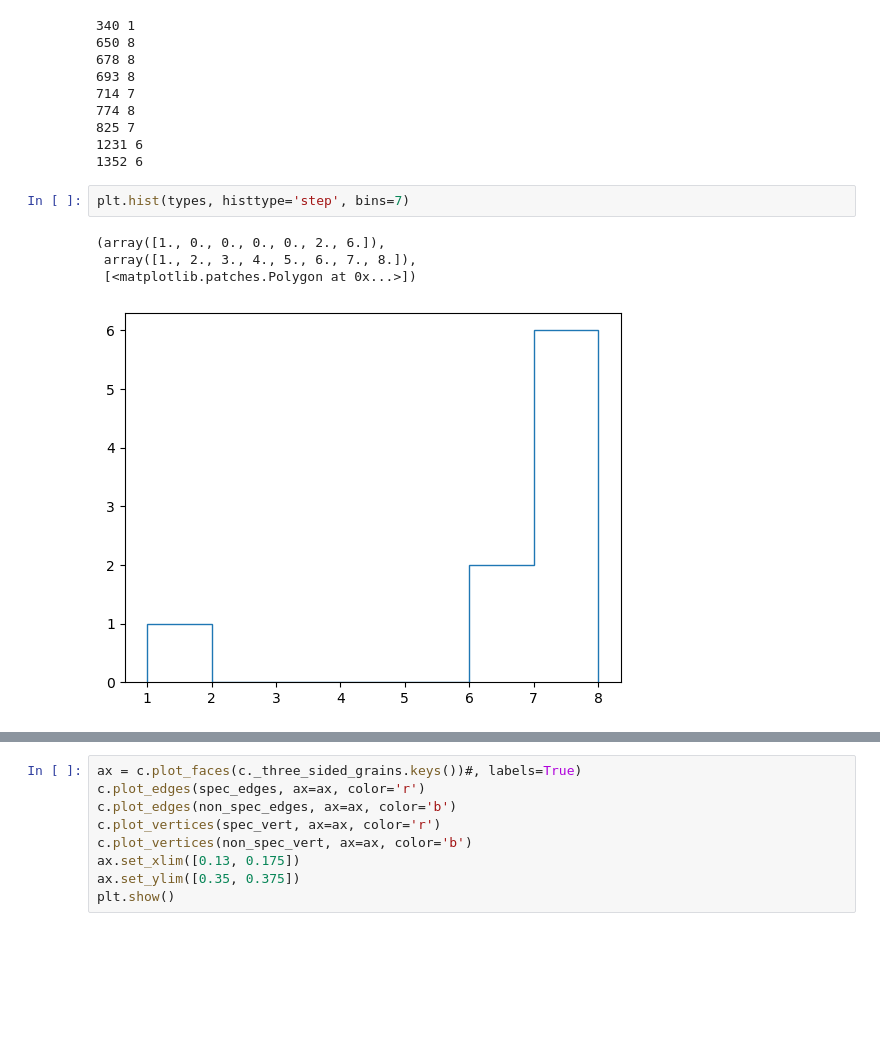
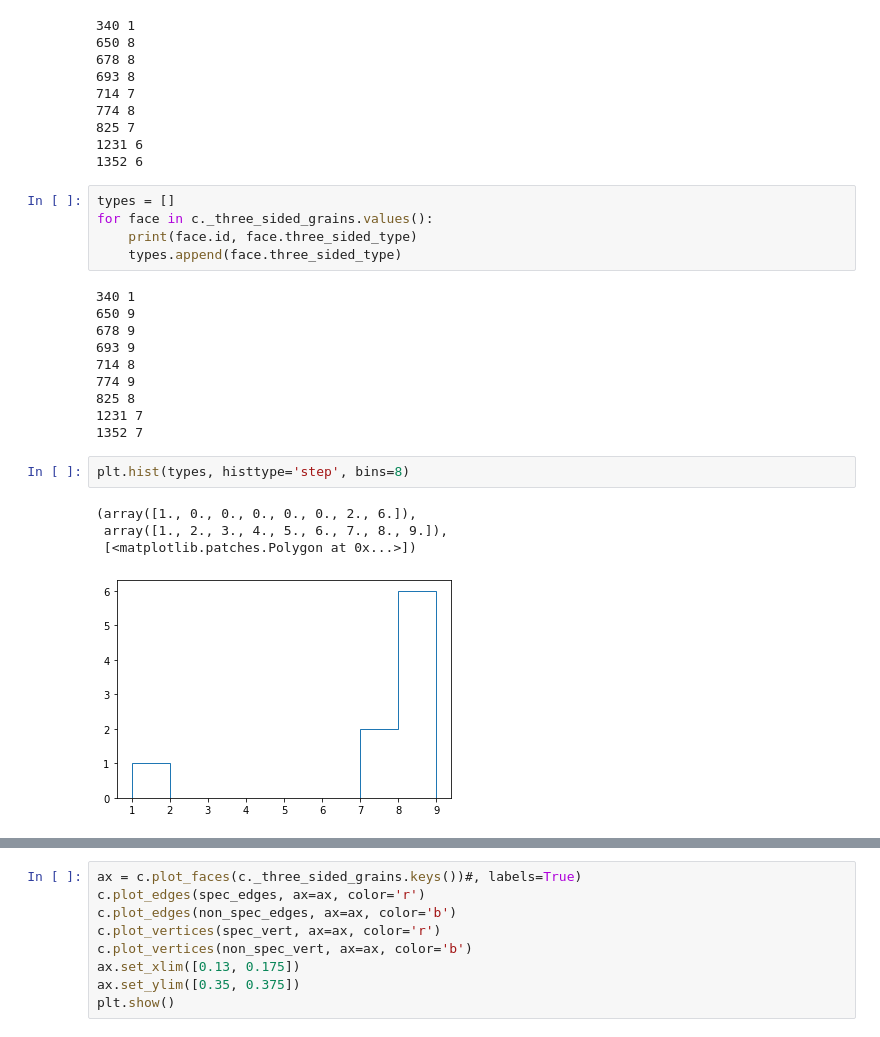
Before and after one commit to PRISBteam/Voronoi_PCC_Analyser, a Jupyter notebook: Three_sided_examples.ipynb, the cells around one changed output, grey strips where cells are left out. Drawn from its saved outputs; the diff is of its cells as text; blank space fills up the shorter version.

```diff
--- a/Three_sided_examples.ipynb
+++ b/Three_sided_examples.ipynb
@@ -73,13 +77,28 @@ for face in c._three_sided_grains.values():
 825 7
 1231 6
 1352 6
+# %%
+types = []
+for face in c._three_sided_grains.values():
+    print(face.id, face.three_sided_type)
+    types.append(face.three_sided_type)
+# %% [output]
+340 1
+650 9
+678 9
+693 9
+714 8
+774 9
+825 8
+1231 7
+1352 7
 # %%
-plt.hist(types, histtype='step', bins=7)
+plt.hist(types, histtype='step', bins=8)
 # %% [output]
-(array([1., 0., 0., 0., 0., 2., 6.]),
- array([1., 2., 3., 4., 5., 6., 7., 8.]),
+(array([1., 0., 0., 0., 0., 0., 2., 6.]),
+ array([1., 2., 3., 4., 5., 6., 7., 8., 9.]),
  [<matplotlib.patches.Polygon at 0x...>])
-[figure, old version]
+[figure, new version]
 # %%
 ax = c.plot_faces(c._three_sided_grains.keys(), labels=True)
 c.plot_edges(spec_edges, ax=ax, color='r')
```
Also changed, not shown: parts of 4 cells of this notebook, 1 other file.
